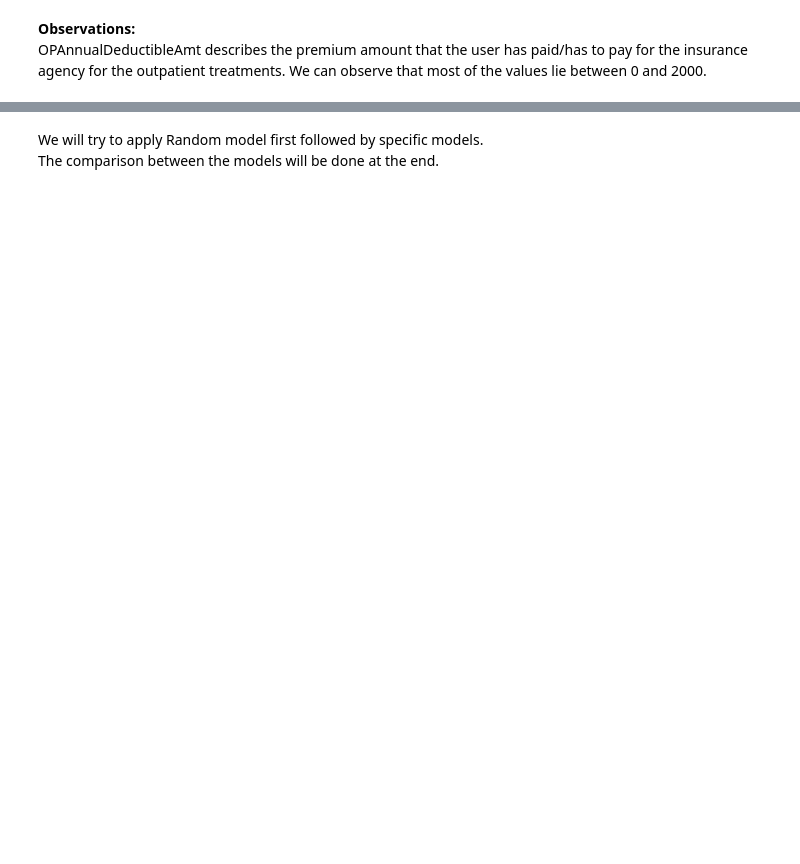
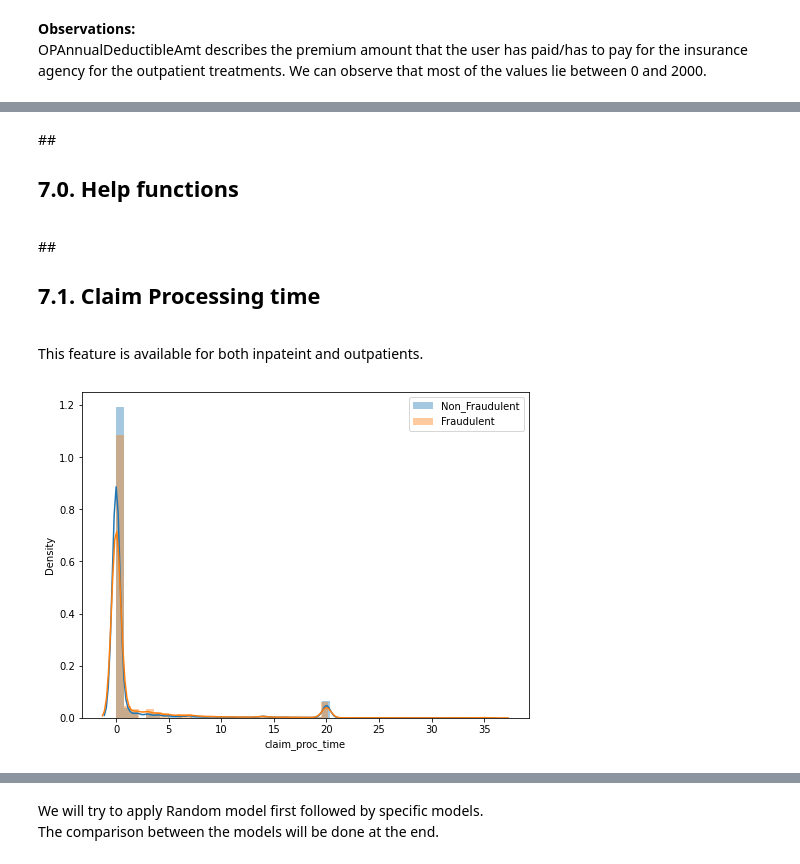
Before and after one commit to NaveenVuppula/Healthcare-Provider-Fraud-Detection-Analysis, a Jupyter notebook: Healthcare_Provider_Fraud_Detection_Analysis.ipynb, the cells around one changed output, grey strips where cells are left out. Saved outputs shown, nothing was run; the diff lists cells and outputs as text; code cells hidden in the pictures; blank space fills up the shorter version.

```diff
--- a/Healthcare_Provider_Fraud_Detection_Analysis.ipynb
+++ b/Healthcare_Provider_Fraud_Detection_Analysis.ipynb
@@ -499,0 +493,11 @@ OPAnnualDeductibleAmt describes the premium amount that the user has paid/has to
+# %%
+#Claim Processing time
+df_train_inpatient['claim_proc_time'] = (pd.to_datetime(df_train_inpatient['ClaimEndDt']) - pd.to_datetime(df_train_inpatient['ClaimStartDt'])).dt.days
+df_test_inpatient['claim_proc_time'] = (pd.to_datetime(df_test_inpatient['ClaimEndDt']) - pd.to_datetime(df_test_inpatient['ClaimStartDt'])).dt.days
+
+df_train_outpatient['claim_proc_time'] = (pd.to_datetime(df_train_outpatient['ClaimEndDt']) - pd.to_datetime(df_train_outpatient['ClaimStartDt'])).dt.days
+df_test_outpatient['claim_proc_time'] = (pd.to_datetime(df_test_outpatient['ClaimEndDt']) - pd.to_datetime(df_test_outpatient['ClaimStartDt'])).dt.days
+
+#Treatment time
+df_train_inpatient['treatment_time'] = (pd.to_datetime(df_train_inpatient['DischargeDt']) - pd.to_datetime(df_train_inpatient['AdmissionDt'])).dt.days
+df_test_inpatient['treatment_time'] = (pd.to_datetime(df_test_inpatient['DischargeDt']) - pd.to_datetime(df_test_inpatient['AdmissionDt'])).dt.days
@@ -499,0 +511,5 @@ OPAnnualDeductibleAmt describes the premium amount that the user has paid/has to
+# %%
+df_train_inout = pd.concat([df_train_inpatient, df_train_outpatient])
+df_train_ben_inout = pd.merge(df_train_beneficiaries, df_train_inout, on="BeneID") #Ignoring the beneficiaries who do not have any claims.
+df_train = pd.merge(df_train_providers, df_train_ben_inout, on="Provider")
+df_train.head()
@@ -499,0 +537,14 @@ OPAnnualDeductibleAmt describes the premium amount that the user has paid/has to
+# %% [markdown]
+##<h2>7.0. Help functions
+# %%
+#Display histogram and kde
+def display_hist_per_class(df, col_name):
+  """ This function displayes the histogram and the corresponding Kernel Density Estimation (kde) per class"""
+  target_no = df.loc[df['PotentialFraud'] == 'No']
+  target_yes = df.loc[df['PotentialFraud'] == 'Yes']
+
+  fig = plt.figure(figsize=(8,6))
+  sns.distplot(target_no[col_name], label='Non_Fraudulent')
+  sns.distplot(target_yes[col_name], label='Fraudulent')
+  plt.legend()
+  plt.show()
@@ -499,0 +559,8 @@ OPAnnualDeductibleAmt describes the premium amount that the user has paid/has to
+# %% [markdown]
+##<h2>7.1. Claim Processing time
+# %% [markdown]
+This feature is available for both inpateint and outpatients.
+# %%
+display_hist_per_class(df_train, 'claim_proc_time')
+# %% [output]
+[figure, added]
```
Also changed, not shown: parts of 43 cells of this notebook.
